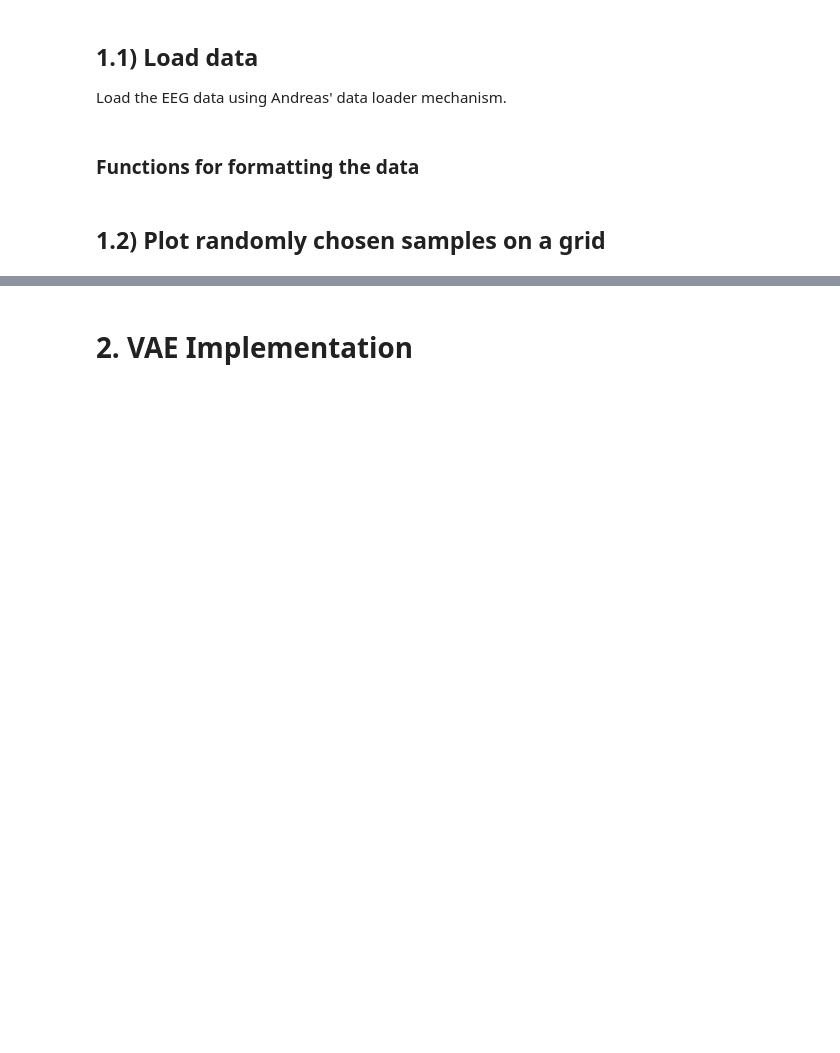
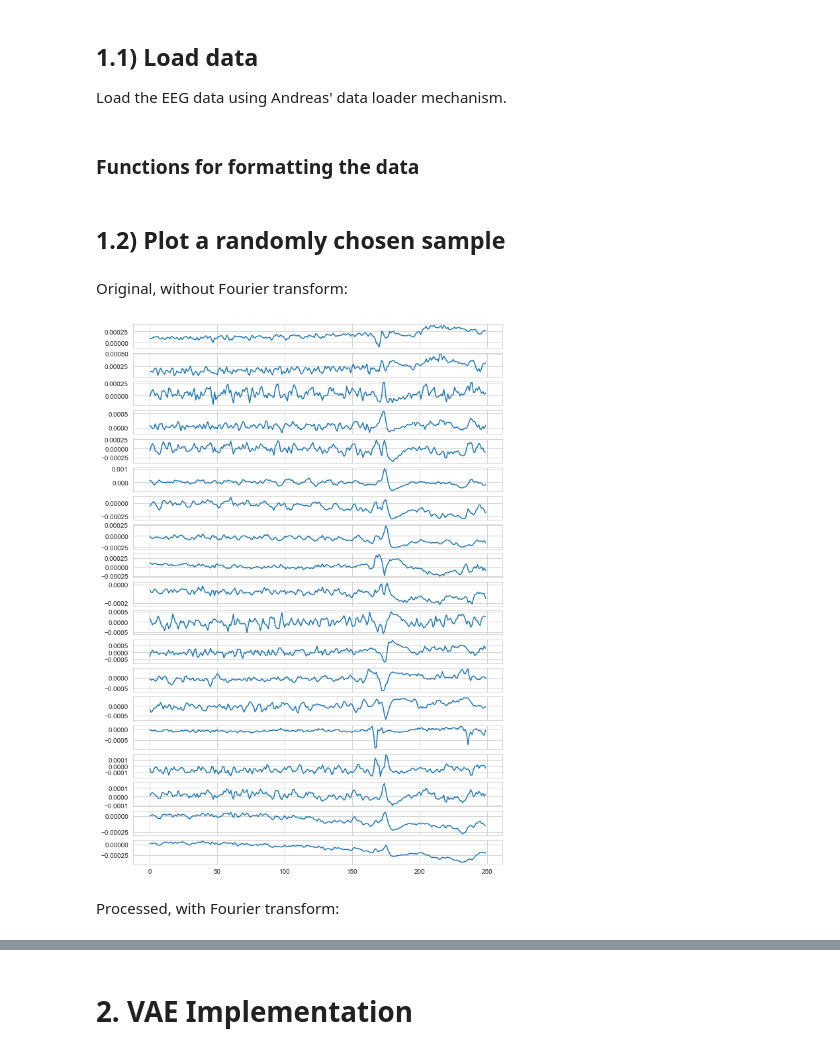
Before and after one commit to Blankuca/DeepLearning-VAE, a Jupyter notebook: Main_EEG.ipynb, the cells around one changed output, grey strips where cells are left out. Cells and saved outputs as stored; diff of their text form; code cells hidden in the pictures; blank space fills up the shorter version.

```diff
--- a/Main_EEG.ipynb
+++ b/Main_EEG.ipynb
@@ -64,4 +66,6 @@ def load(batch_size = 32):
 
     return x.to(device), y.to(device)
 # %% [markdown]
-## 1.2) Plot randomly chosen samples on a grid
+## 1.2) Plot a randomly chosen sample
+# %% [markdown]
+Original, without Fourier transform:
@@ -68,3 +74,13 @@ def load(batch_size = 32):
+# %%
+channels = 19
+fig, axs = plt.subplots(nrows= channels,figsize=(10,15))
+
+for i in range(channels):
+    axs[i].plot(x[4][i])
+# %% [output]
+[figure, added]
+# %% [markdown]
+Processed, with Fourier transform:
 # %%
 x,y = load()
 # %%
```
Also changed, not shown: parts of 27 cells of this notebook.
